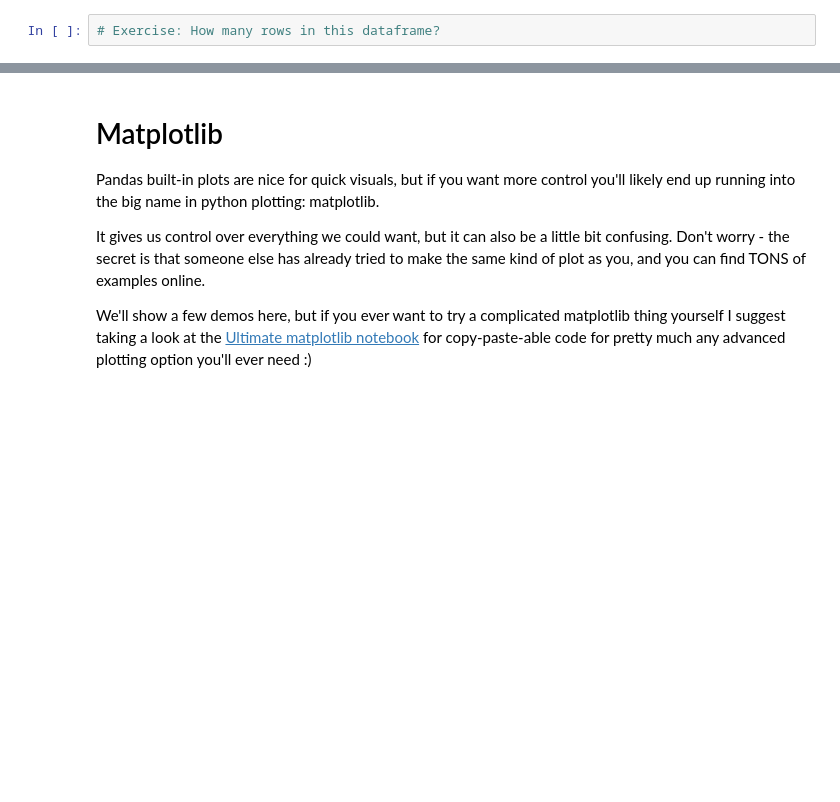
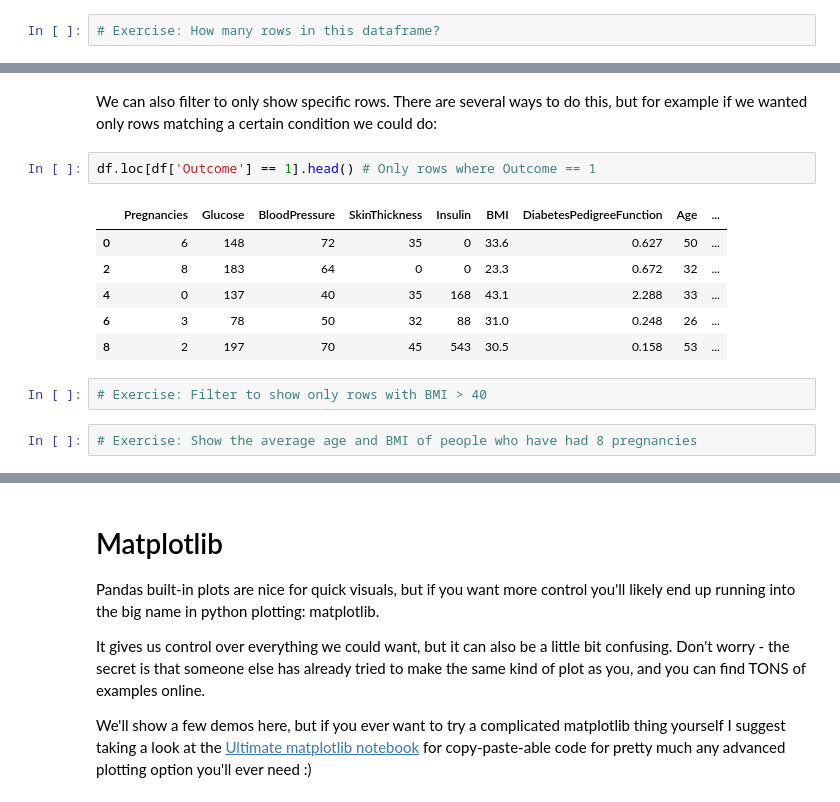
Before and after one commit to johnowhitaker/ds_zero, a Jupyter notebook: 01_Meet_The_Tools.ipynb, the cells around one changed output, grey strips where cells are left out. Cells and saved outputs as stored; diff of their text form; blank space fills up the shorter version.

```diff
--- a/01_Meet_The_Tools.ipynb
+++ b/01_Meet_The_Tools.ipynb
@@ -137,0 +180,15 @@ df.head()
+# %% [markdown]
+We can also filter to only show specific rows. There are several ways to do this, but for example if we wanted only rows matching a certain condition we could do:
+# %%
+df.loc[df['Outcome'] == 1].head() # Only rows where Outcome == 1
+# %% [output]
+|  | Pregnancies | Glucose | BloodPressure | SkinThickness | Insulin | BMI | DiabetesPedigreeFunction | Age | ... |
+| 0 | 6 | 148 | 72 | 35 | 0 | 33.6 | 0.627 | 50 | ... |
+| 2 | 8 | 183 | 64 | 0 | 0 | 23.3 | 0.672 | 32 | ... |
+| 4 | 0 | 137 | 40 | 35 | 168 | 43.1 | 2.288 | 33 | ... |
+| 6 | 3 | 78 | 50 | 32 | 88 | 31.0 | 0.248 | 26 | ... |
+| 8 | 2 | 197 | 70 | 45 | 543 | 30.5 | 0.158 | 53 | ... |
+# %%
+# Exercise: Filter to show only rows with BMI > 40
+# %%
+# Exercise: Show the average age and BMI of people who have had 8 pregnancies
```
Also changed, not shown: parts of 25 cells of this notebook, 6 other files.
